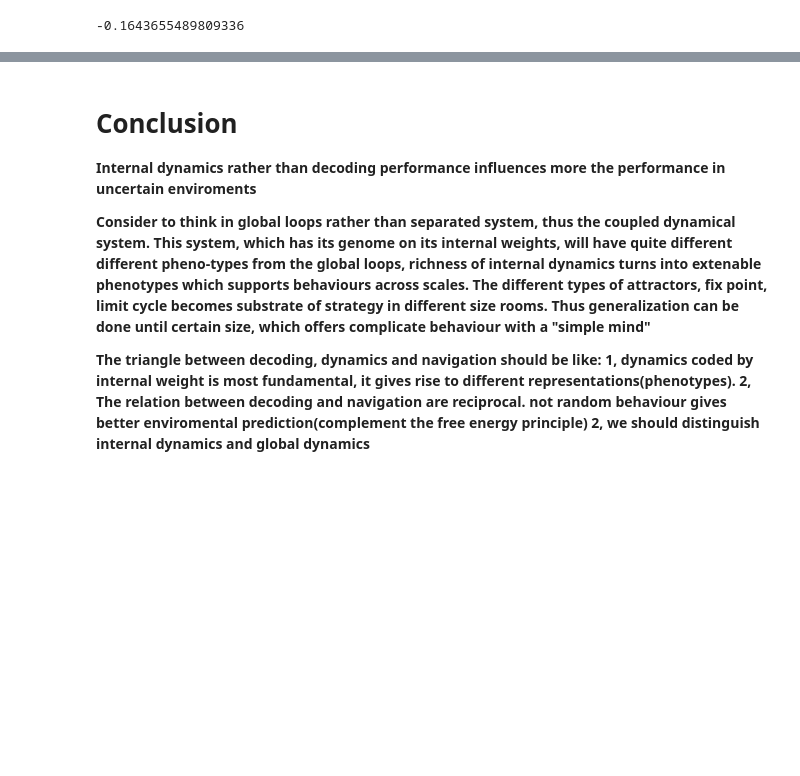
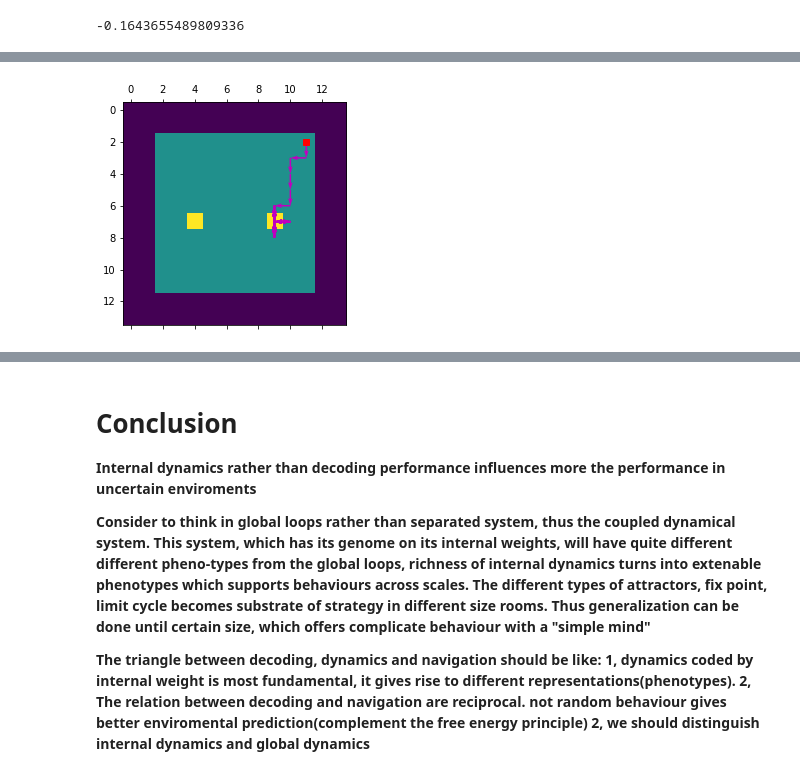
Before and after one commit to fexutie/navigation, a Jupyter notebook: figures/Fig2/reinforce-gridworld-rnn_various_size_RLS3_with_10_info_wall_performance_summary_Pos.ipynb, the cells around one changed output, grey strips where cells are left out. Cells and saved outputs as stored; diff of their text form; code cells hidden in the pictures; blank space fills up the shorter version.

```diff
--- a/figures/Fig2/reinforce-gridworld-rnn_various_size_RLS3_with_10_info_wall_performance_summary_Pos.ipynb
+++ b/figures/Fig2/reinforce-gridworld-rnn_various_size_RLS3_with_10_info_wall_performance_summary_Pos.ipynb
@@ -599,4 +386,0 @@ def Memory(weight, shuffle = False):
-# %%
-weight = 'weights_net1/weights2/rnn_1515tanh512_checkpoint39_0_9'
-Info_A_pre, Info_I_pre, Info_P_pre, Info_A_pre_std, Info_I_pre_std, Info_P_pre_std  = Memory(weight, k_action = 1, k_stim = 1, k_internal = 1.)
-print ('decay', Info_I_pre[-1]/Info_I_pre[0])
@@ -614,3 +386,0 @@ decay 0.8965735036758975
-# %%
-weight = 'weights_net1/weights2/rnn_1515tanh512_checkpoint0_0_9'
-Info_A_echo, Info_I_echo, Info_P_echo, Info_A_echo_std, Info_I_echo_std, Info_P_echo_std  = Memory(weight, k_action = 1, k_stim = 1, k_internal = 1.)
@@ -627,4 +386,0 @@ total variance 0.07645866431985703 0.07586605581198055 0.026740480678015703 0.02
-# %%
-weight = 'weights_cpu8/rnn_1515tanh512_checkpoint0'
-
-Info_A_pre2, Info_I_pre2, Info_P_pre2, Info_A_pre2_std, Info_I_pre2_std, Info_P_pre2_std  = Memory(weight, k_action = 1, k_stim = 1, k_internal = 1.)
@@ -641,4 +386,0 @@ total variance 0.5585121331631487 0.5583799366009141 0.2430539836013729 0.242912
-# %%
-weight = 'weights_cpu8/rnn_1515tanh512_checkpoint0'
-
-Info_A_pre2_s, Info_I_pre2_s, Info_P_pre2_s, Info_A_pre2_std_s, Info_I_pre2_std_s, Info_P_pre2_std_s  = Memory(weight, shuffle = True)
@@ -814,0 +397,75 @@ for i in range(1):
+# %%
+torch.manual_seed(np.random.randint(1e5))
+hidden = torch.randn(1, 512)
+size = 10
+PC_traces = []
+start = (np.random.randint(2, size +2),  np.random.randint(2, size+2))
+for i in range(1):
+    weight ='weights2/rnn_1515tanh512_checkpoint270_0_9'
+    game = ValueMaxGame(grid_size = (size, size), holes = 0, random_seed = 4 , set_reward = [(0.5, 0.25), (0.5, 0.75)], input_type = 0, action_control = 1, discount = 0.9, alpha = 1, time_limit=8,
+                       lam = 0)
+    game.net.load_state_dict(torch.load(weight))
+    grid = game.grid.grid.copy()
+    Pos1, hidden1, dH1, Action, state1, reward1 = trajectory(game, start, reward_control = 0, size = size, test = size//10-1, init_hidden = False, hidden = hidden)
+    Pos2, hidden2, dH2, Action, state2, reward2 = trajectory(game, start, reward_control = 1, size = size, test = size//10-1, init_hidden = False, hidden = hidden)
+
+    if i == 0:
+        plt.matshow(grid)
+#         y1 = np.array([p[0] for p in Pos1])
+#         x1 = np.array([p[1] for p in Pos1])
+        y2 = np.array([p[0] for p in Pos2])
+        x2 = np.array([p[1] for p in Pos2])
+
+        plt.plot(start[1], start[0], 'rs')
+#         plt.quiver(x1[:-1], y1[:-1], x1[1:]-x1[:-1], y1[1:]-y1[:-1], scale_units='xy', angles='xy', scale=1, color = 'm')
+        plt.quiver(x2[:-1], y2[:-1], x2[1:]-x2[:-1], y2[1:]-y2[:-1], scale_units='xy', angles='xy', scale=1, color = 'm')
+    # plt.quiver(x3[:-1], y3[:-1], x3[1:]-x3[:-1], y3[1:]-y3[:-1], scale_units='xy', angles='xy', scale=1, color = 'r')
+    # plt.quiver(x4[:-1], y4[:-1], x4[1:]-x4[:-1], y4[1:]-y4[:-1], scale_units='xy', angles='xy', scale=1, color = 'k')
+
+
+size = 90
+PC_traces = []
+start = (np.random.randint(2, size +2),  np.random.randint(2, size+2))
+for i in range(1):
+    weight ='weights2/rnn_1515tanh512_checkpoint270_2_9'
+    game = ValueMaxGame(grid_size = (size, size), holes = 0, random_seed = 4 , set_reward = [(0.5, 0.25), (0.5, 0.75)], input_type = 0, action_control = 1, discount = 0.9, alpha = 1, time_limit=8,
+                       lam = 0)
+    game.net.load_state_dict(torch.load(weight))
+    grid = game.grid.grid.copy()
+    Pos1, hidden1, dH1, Action, state1, reward1 = trajectory(game, start, reward_control = 0, size = size, test = size//10-1, init_hidden = False, hidden = hidden)
+    Pos2, hidden2, dH2, Action, state2, reward2 = trajectory(game, start, reward_control = 1, size = size, test = size//10-1, init_hidden = False, hidden = hidden)
+    print (reward1, reward2)
+    if i == 0:
+        plt.matshow(grid)
+        y1 = np.array([p[0] for p in Pos1])
+        x1 = np.array([p[1] for p in Pos1])
+        y2 = np.array([p[0] for p in Pos2])
+        x2 = np.array([p[1] for p in Pos2])
+
+        plt.plot(start[1], start[0], 'rs')
+        plt.quiver(x1[:-1], y1[:-1], x1[1:]-x1[:-1], y1[1:]-y1[:-1], scale_units='xy', angles='xy', scale=1, color = 'c')
+        plt.quiver(x2[:-1], y2[:-1], x2[1:]-x2[:-1], y2[1:]-y2[:-1], scale_units='xy', angles='xy', scale=1, color = 'm')
+
+size = 150
+PC_traces = []
+start = (np.random.randint(2, size +2),  np.random.randint(2, size+2))
+for i in range(1):
+    weight ='weights2/rnn_1515tanh512_checkpoint270_2_9'
+    game = ValueMaxGame(grid_size = (size, size), holes = 0, random_seed = 4 , set_reward = [(0.5, 0.25), (0.5, 0.75)], input_type = 0, action_control = 1, discount = 0.9, alpha = 1, time_limit=8,
+                       lam = 0)
+    game.net.load_state_dict(torch.load(weight))
+    grid = game.grid.grid.copy()
+    Pos1, hidden1, dH1, Action, state1, reward1 = trajectory(game, start, reward_control = 0, size = size, test = size//10-1, init_hidden = False, hidden = hidden)
+    Pos2, hidden2, dH2, Action, state2, reward2 = trajectory(game, start, reward_control = 1, size = size, test = size//10-1, init_hidden = False, hidden = hidden)
+    print (reward1, reward2)
+    if i == 0:
+        plt.matshow(grid)
+        y1 = np.array([p[0] for p in Pos1])
+        x1 = np.array([p[1] for p in Pos1])
+        y2 = np.array([p[0] for p in Pos2])
+        x2 = np.array([p[1] for p in Pos2])
+
+        plt.plot(start[1], start[0], 'rs')
+        plt.quiver(x1[:-1], y1[:-1], x1[1:]-x1[:-1], y1[1:]-y1[:-1], scale_units='xy', angles='xy', scale=1, color = 'c')
+        plt.quiver(x2[:-1], y2[:-1], x2[1:]-x2[:-1], y2[1:]-y2[:-1], scale_units='xy', angles='xy', scale=1, color = 'm')
+# %% [output]
@@ -814,0 +474 @@ for i in range(1):
+[figure, added]
```
Also changed, not shown: parts of 42 cells of this notebook.
